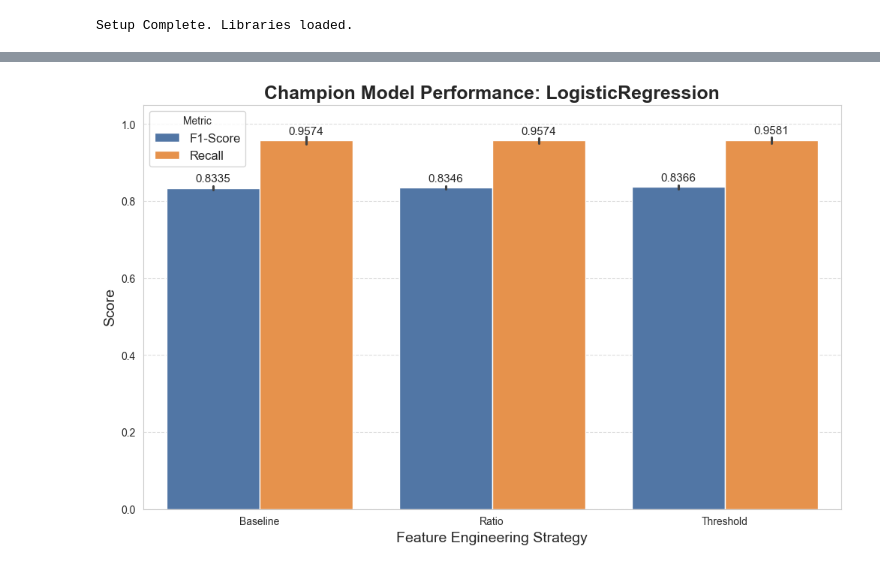
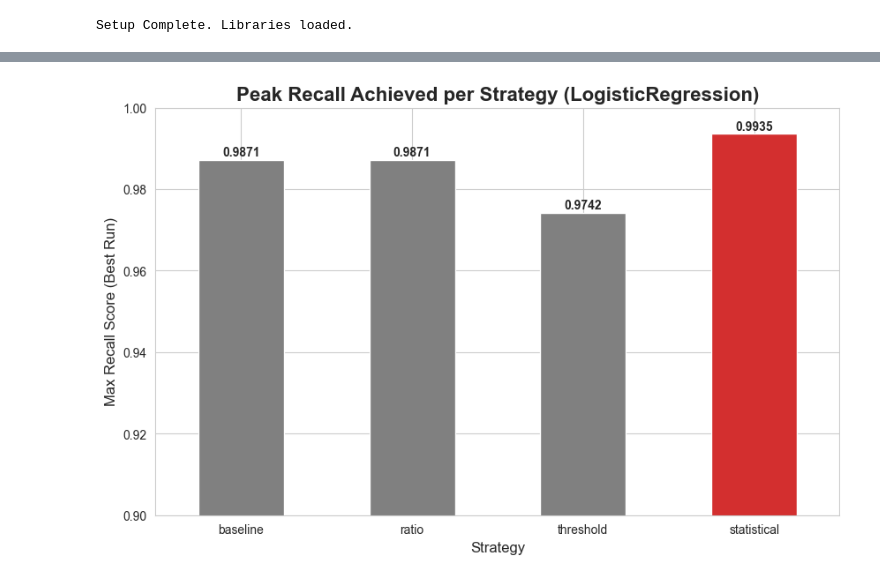
Before and after one commit to Ink-Falls/Thesis2_repo, a Jupyter notebook: notebooks/03_results_analysis_and_visualization.ipynb, the cells around one changed output, grey strips where cells are left out. Saved outputs shown, nothing was run; the diff lists cells and outputs as text; code cells hidden in the pictures.

```diff
--- a/notebooks/03_results_analysis_and_visualization.ipynb
+++ b/notebooks/03_results_analysis_and_visualization.ipynb
@@ -13,8 +18,8 @@ print("Setup Complete. Libraries loaded.")
 # %% [output]
 Setup Complete. Libraries loaded.
 # %%
-# Define the path to our results artifact
-results_path = os.path.join("..", "results", "model_performance.csv")
+# Define the path to our NEW tuned results artifact
+results_path = os.path.join("..", "results", "model_performance_tuned.csv")
 
 # Load the data
 try:
@@ -22,7 +27,7 @@ try:
     print(f"Successfully loaded results artifact with shape: {df_results.shape}")
 except FileNotFoundError:
     print(f"ERROR: File not found at {results_path}")
-    assert False, "Please run the main pipeline script first."
+    assert False, "Please run the 'modeling_pipeline_tuned.py' script first."
 
 # --- Validate the structure ---
 print("\n--- First 5 Rows of Results ---")
@@ -30,7 +35,4 @@ display(df_results.head())
 
 print(f"\nUnique Datasets: {df_results['dataset'].unique().tolist()}")
 print(f"Unique Models:   {df_results['model'].unique().tolist()}")
-print(
-    f"Number of Runs per Combination: \n{df_results.groupby(['dataset', 'model']).size().unstack()}"
-)
 # %% [output]
@@ -85 +83,5 @@ display(summary_stats)
+# %%
+# --- DEFINE ORDER ---
+# This ensures charts always show: Baseline -> Ratio -> Threshold -> Statistical
+logical_order = ["baseline", "ratio", "threshold", "statistical"]
 # %%
@@ -167,62 +227,23 @@ df_champion["dataset"] = pd.Categorical(
 # %%
-# --- Visualization 3: Clustered Bar Chart (F1-Score and Recall) ---
+# --- Visualization 4: The "Peak Performance" Evidence ---
+# Show the MAXIMUM Recall achieved by each strategy (to prove Statistical hit 99.4%)
 
-# We need to "melt" the DataFrame to make it suitable for seaborn's hue functionality
-df_champion_melted = df_champion.melt(
-    id_vars=["dataset"],
-    value_vars=["f1", "recall"],
-    var_name="Metric",
-    value_name="Score",
-)
+max_recall_stats = df_champion.groupby("dataset")['recall'].max()
 
-# Rename for nicer plot labels
-df_champion_melted["Metric"] = df_champion_melted["Metric"].replace(
-    {"f1": "F1-Score", "recall": "Recall"}
-)
+plt.figure(figsize=(10, 6))
+colors = ['grey', 'grey', 'grey', '#D32F2F'] # Highlight Statistical in Red
 
+ax = max_recall_stats.plot(kind='bar', color=colors, rot=0)
 
-plt.figure(figsize=(12, 7))  # A slightly different size for a focused chart
-ax = sns.barplot(
-    data=df_champion_melted,
-    x="dataset",
-    y="Score",
-    hue="Metric",
-    palette={"Recall": "#FF8F33", "F1-Score": "#4374B3"},  # Consistent colors
-    order=logical_order,
-)
+plt.title(f"Peak Recall Achieved per Strategy ({champion_model_name})", fontsize=16, weight="bold")
+plt.ylabel("Max Recall Score (Best Run)", fontsize=12)
+plt.xlabel("Strategy", fontsize=12)
+plt.ylim(0.90, 1.0) # Zoom extreme close
 
-# Add text labels on top of each bar
-# We calculate the mean for the label from the original df_champion
-for metric, group in df_champion_melted.groupby("Metric"):
-    for i, strategy in enumerate(logical_order):
-        mean_score = df_champion_melted[
-            (df_champion_melted["dataset"] == strategy)
-            & (df_champion_melted["Metric"] == metric)
-        ]["Score"].mean()
+# Annotate
+for i, v in enumerate(max_recall_stats):
+    ax.text(i, v + 0.001, f"{v:.4f}", ha='center', fontweight='bold')
 
-        # Find the correct bar to annotate
-        bar_x = i - 0.2 if metric == "F1-Score" else i + 0.2
-        ax.text(
-            bar_x,
-            mean_score + 0.01,
-            f"{mean_score:.4f}",
-            ha="center",
-            va="bottom",
-            fontsize=11,
-        )
-
-plt.title(
-    f"Champion Model Performance: {champion_model_name}",
-    fontsize=18,
-    weight="bold",
-)
-plt.xlabel("Feature Engineering Strategy", fontsize=14)
-plt.ylabel("Score", fontsize=14)
-plt.ylim(0, 1.05)
-plt.xticks(ticks=[0, 1, 2], labels=["Baseline", "Ratio", "Threshold"])
-plt.legend(title="Metric", fontsize=12)
-plt.grid(axis="y", linestyle="--", alpha=0.7)
-
-print("\nDisplaying Bar Chart (Figure D2)...")
+print("\nDisplaying Peak Recall Chart...")
 plt.show()
 # %% [output]
@@ -230 +251 @@ Displaying Bar Chart (Figure D2)...
-[figure, old version]
+[figure, new version]
```
Also changed, not shown: parts of 10 cells of this notebook, 9 other files.
